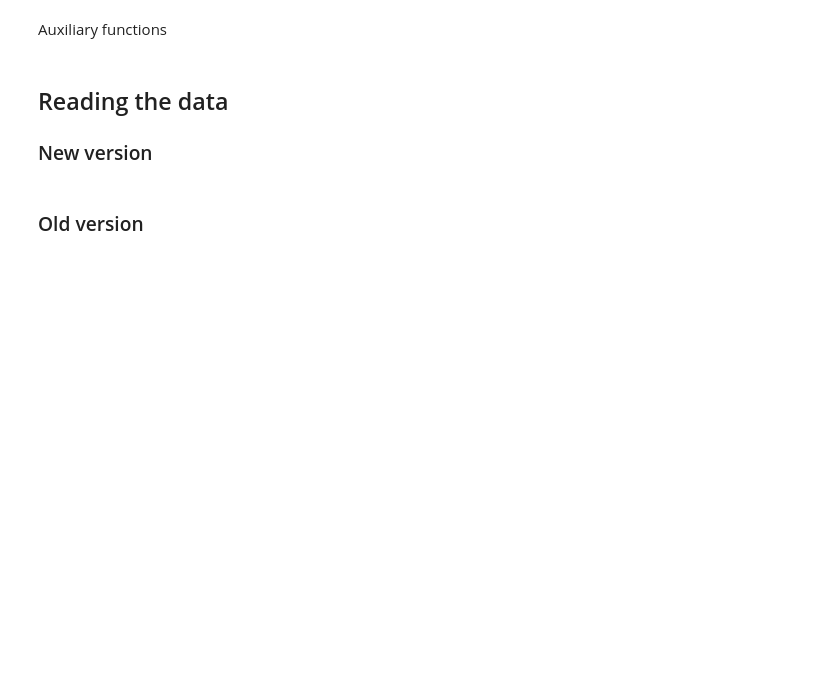
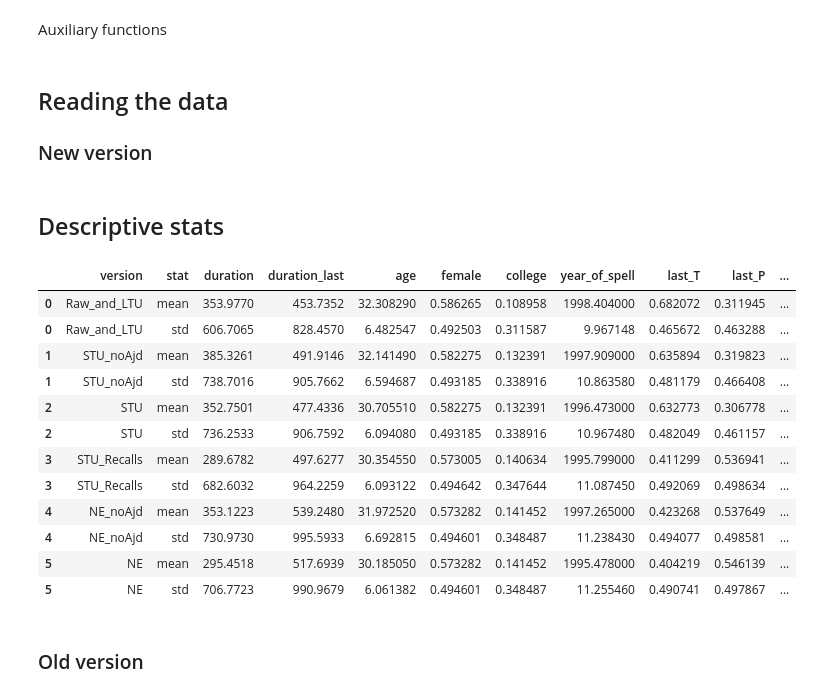
Before and after one commit to crisla/UVD_ABS_code, a Jupyter notebook: tables_and_plots.ipynb, the cells around one changed output. Saved outputs shown, nothing was run; the diff lists cells and outputs as text; code cells hidden in the pictures; blank space fills up the shorter version.

Commit message:
Descriptive stats now up

```diff
--- a/tables_and_plots.ipynb
+++ b/tables_and_plots.ipynb
@@ -267,3 +267,5 @@ short_tab['period'] = data_names[:,0]
 short_tab.round(3).to_stata('results/results_BC_educ.dta')
 # short_tab.round(3).to_csv('results/results_BC_educ.csv')
 # short_tab
+# %% [markdown]
+## Descriptive stats
@@ -270,3 +322,29 @@ short_tab.round(3).to_stata('results/results_BC_educ.dta')
+# %%
+means_table = pd.DataFrame(table_raw[1,:,:].T, columns=column_names_format) #, index=names_latex
+means_table['version'] = table_names_format
+# means_table.round(3).to_stata('results/descriptive_stats_means.dta')
+stds_table = pd.DataFrame(table_raw[2,:,:].T, columns=column_names_format) #, index=names_latex
+stds_table['version'] = table_names_format
+
+final_table = pd.concat([means_table, stds_table]).sort_index(kind='merge')
+final_table['stat'] = ['mean','std']*6
+final_table = final_table[list(final_table.columns[-2:])+list(final_table.columns[:-2])]
+final_table.to_stata('results/descriptive_stats.dta')
+final_table
+# %% [output]
+|  | version | stat | duration | duration_last | age | female | college | year_of_spell | last_T | last_P | ... |
+| 0 | Raw_and_LTU | mean | 353.9770 | 453.7352 | 32.308290 | 0.586265 | 0.108958 | 1998.404000 | 0.682072 | 0.311945 | ... |
+| 0 | Raw_and_LTU | std | 606.7065 | 828.4570 | 6.482547 | 0.492503 | 0.311587 | 9.967148 | 0.465672 | 0.463288 | ... |
+| 1 | STU_noAjd | mean | 385.3261 | 491.9146 | 32.141490 | 0.582275 | 0.132391 | 1997.909000 | 0.635894 | 0.319823 | ... |
+| 1 | STU_noAjd | std | 738.7016 | 905.7662 | 6.594687 | 0.493185 | 0.338916 | 10.863580 | 0.481179 | 0.466408 | ... |
+| 2 | STU | mean | 352.7501 | 477.4336 | 30.705510 | 0.582275 | 0.132391 | 1996.473000 | 0.632773 | 0.306778 | ... |
+| 2 | STU | std | 736.2533 | 906.7592 | 6.094080 | 0.493185 | 0.338916 | 10.967480 | 0.482049 | 0.461157 | ... |
+| 3 | STU_Recalls | mean | 289.6782 | 497.6277 | 30.354550 | 0.573005 | 0.140634 | 1995.799000 | 0.411299 | 0.536941 | ... |
+| 3 | STU_Recalls | std | 682.6032 | 964.2259 | 6.093122 | 0.494642 | 0.347644 | 11.087450 | 0.492069 | 0.498634 | ... |
+| 4 | NE_noAjd | mean | 353.1223 | 539.2480 | 31.972520 | 0.573282 | 0.141452 | 1997.265000 | 0.423268 | 0.537649 | ... |
+| 4 | NE_noAjd | std | 730.9730 | 995.5933 | 6.692815 | 0.494601 | 0.348487 | 11.238430 | 0.494077 | 0.498581 | ... |
+| 5 | NE | mean | 295.4518 | 517.6939 | 30.185050 | 0.573282 | 0.141452 | 1995.478000 | 0.404219 | 0.546139 | ... |
+| 5 | NE | std | 706.7723 | 990.9679 | 6.061382 | 0.494601 | 0.348487 | 11.255460 | 0.490741 | 0.497867 | ... |
 # %% [markdown]
 ### Old version
 # %%
```
Also changed, not shown: parts of 1 cell of this notebook, 9 other files.
